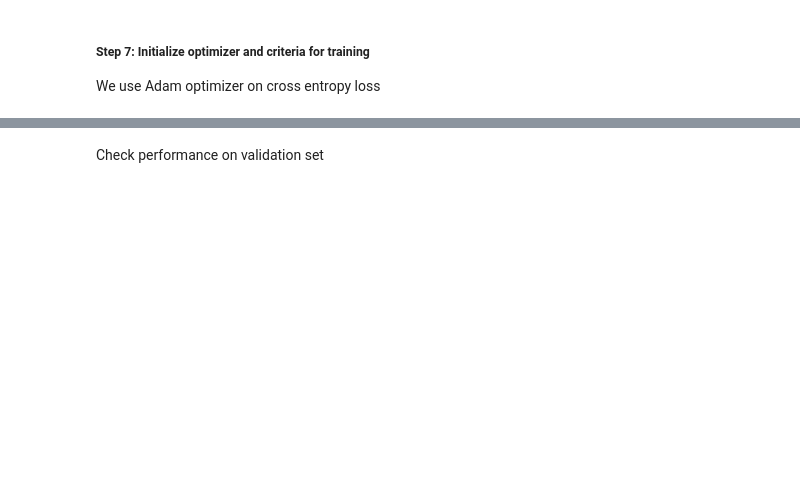
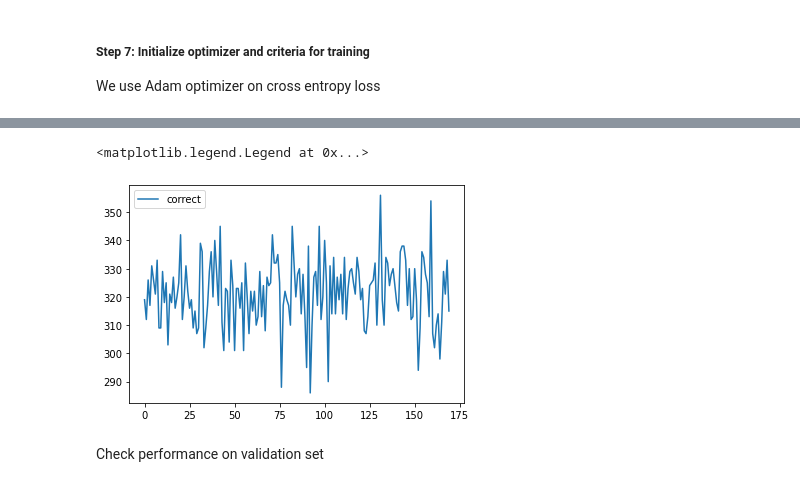
Before and after one commit to seungjaeryanlee/meta-learning-book, a Jupyter notebook: MANN/MANN_Omniglot.ipynb, the cells around one changed output, grey strips where cells are left out. Saved outputs shown, nothing was run; the diff lists cells and outputs as text; code cells hidden in the pictures; blank space fills up the shorter version.

```diff
--- a/MANN/MANN_Omniglot.ipynb
+++ b/MANN/MANN_Omniglot.ipynb
@@ -338,2 +311,8 @@ plot_loss(loss_values)
+# %%
+plt.plot(corrects, label="correct")
+plt.legend()
+# %% [output]
+<matplotlib.legend.Legend at 0x...>
+[figure, added]
 # %% [markdown]
 Check performance on validation set
```
Also changed, not shown: parts of 37 cells of this notebook.
